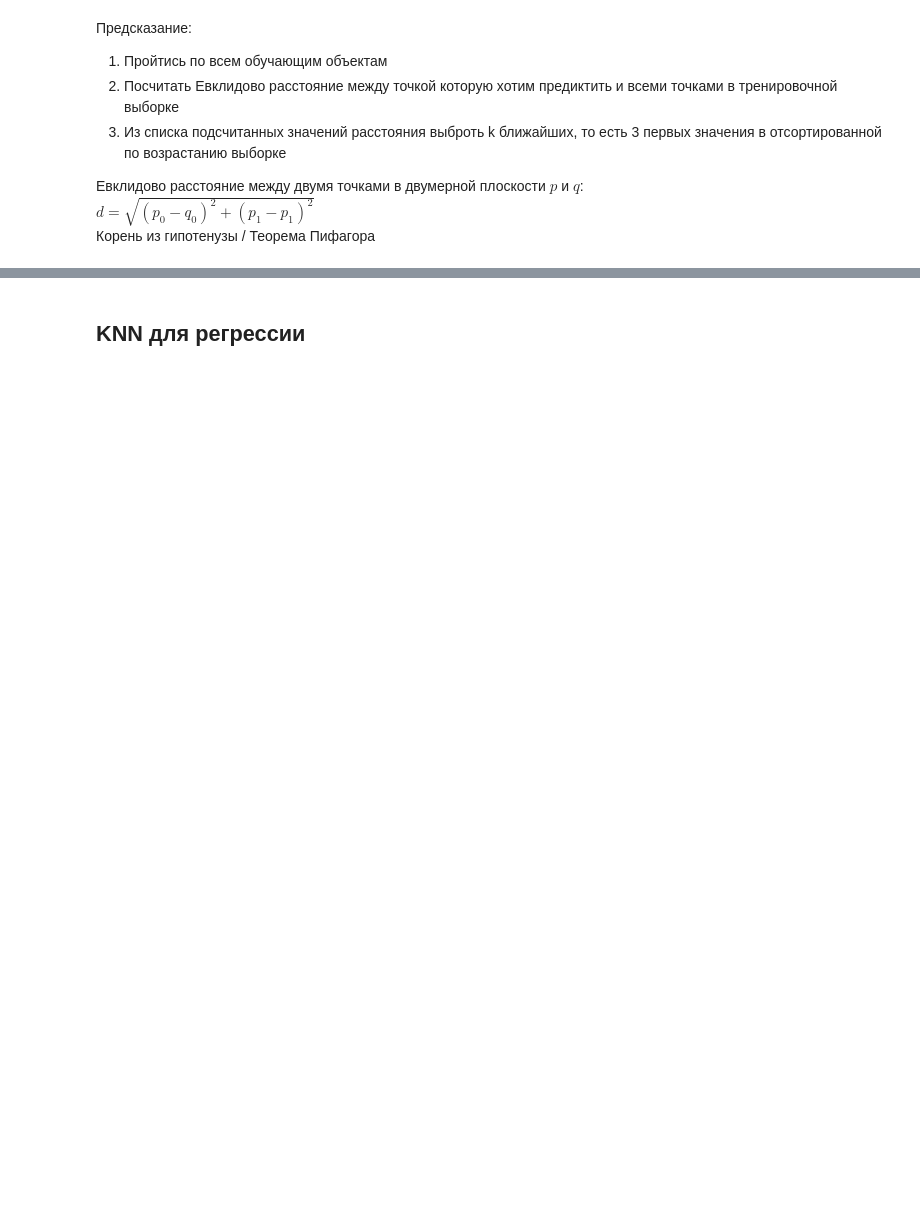
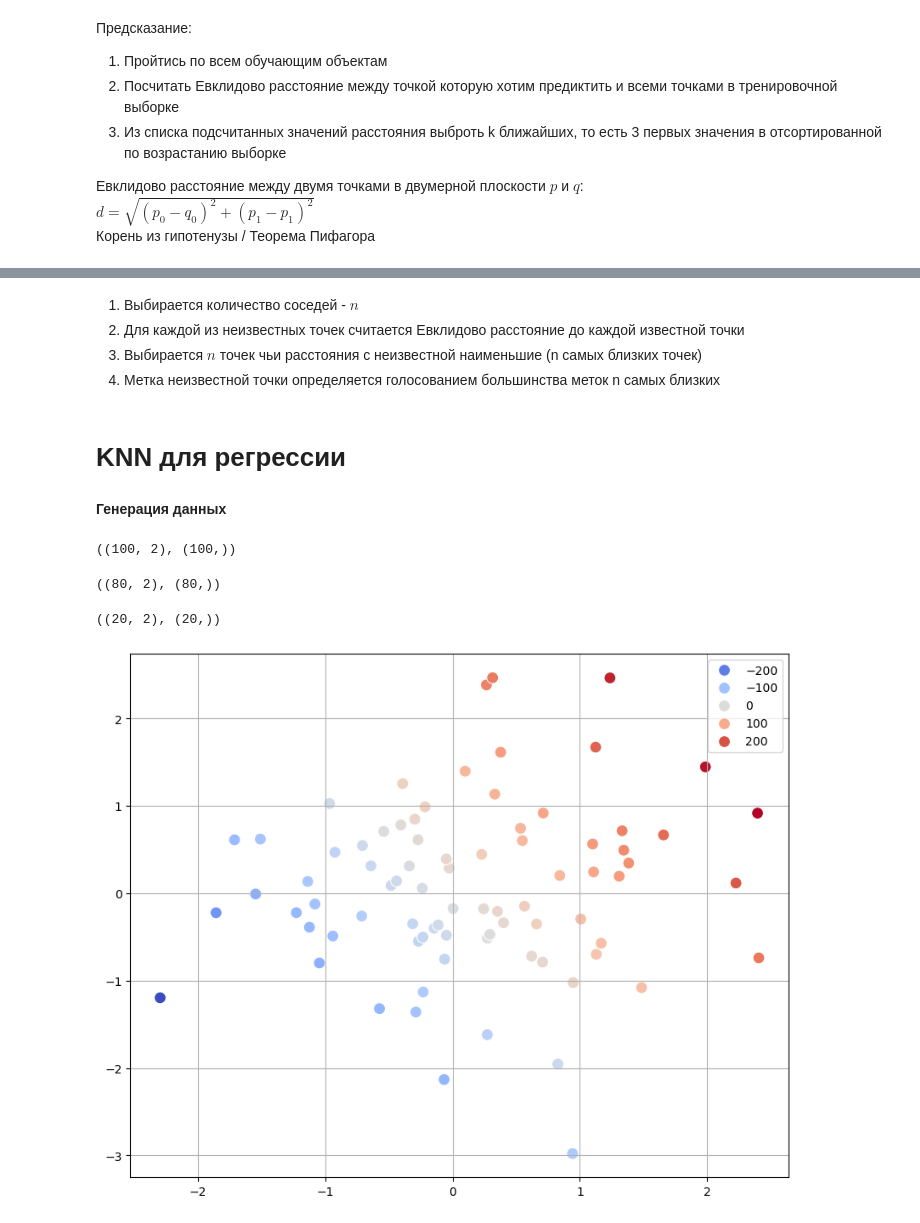
Before and after one commit to EngeloX/ds, a Jupyter notebook: Models/KNN/KNN.ipynb, the cells around one changed output, grey strips where cells are left out. Saved outputs shown, nothing was run; the diff lists cells and outputs as text; code cells hidden in the pictures; blank space fills up the shorter version.

```diff
--- a/Models/KNN/KNN.ipynb
+++ b/Models/KNN/KNN.ipynb
@@ -154,2 +144,7 @@ plt.legend();
+# %% [markdown]
+1. Выбирается количество соседей - $n$
+2. Для каждой из неизвестных точек считается Евклидово расстояние до каждой известной точки
+3. Выбирается $n$ точек чьи расстояния с неизвестной наименьшие (n самых близких точек)
+4. Метка неизвестной точки определяется голосованием большинства меток n самых близких
 # %% [markdown]
-## KNN для регрессии
+# KNN для регрессии
@@ -155,0 +160,27 @@ plt.legend();
+# %% [markdown]
+**Генерация данных**
+# %%
+X, y = make_regression(n_samples=100,
+                       n_features=2,
+                       n_informative=2,
+                       random_state=10)
+# %%
+X.shape, y.shape
+# %% [output]
+((100, 2), (100,))
+# %%
+X_train, X_test, y_train, y_test = train_test_split(X, y, random_state=10, test_size=0.2)
+# %%
+X_train.shape, y_train.shape
+# %% [output]
+((80, 2), (80,))
+# %%
+X_test.shape, y_test.shape
+# %% [output]
+((20, 2), (20,))
+# %%
+plt.figure(figsize=(10, 8))
+plt.grid()
+sns.scatterplot(x=X_train[:, 0], y=X_train[:, 1], hue=y_train, s=100, palette='coolwarm');
+# %% [output]
+[figure, added]
```
Also changed, not shown: parts of 34 cells of this notebook, 1 other file.
